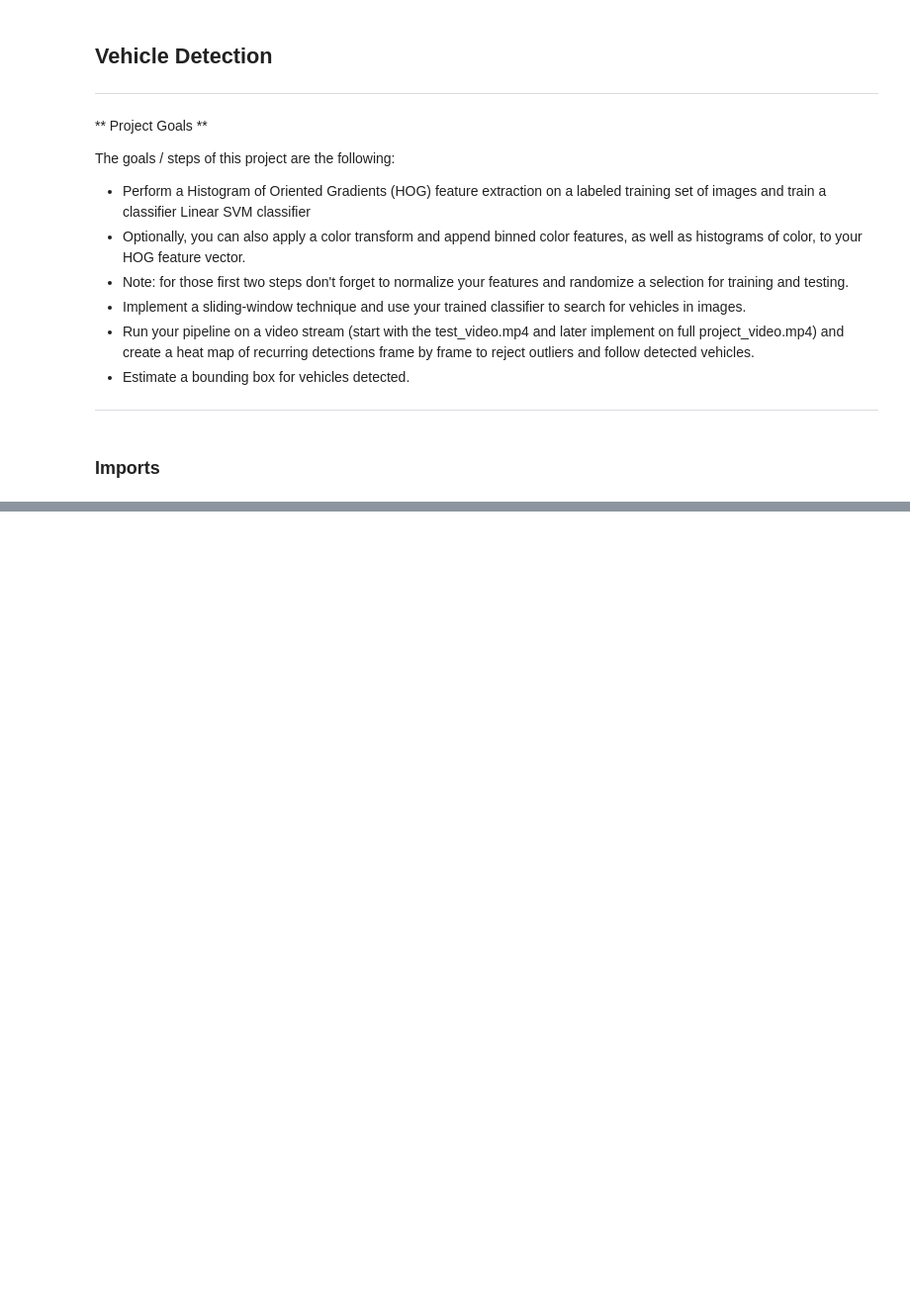
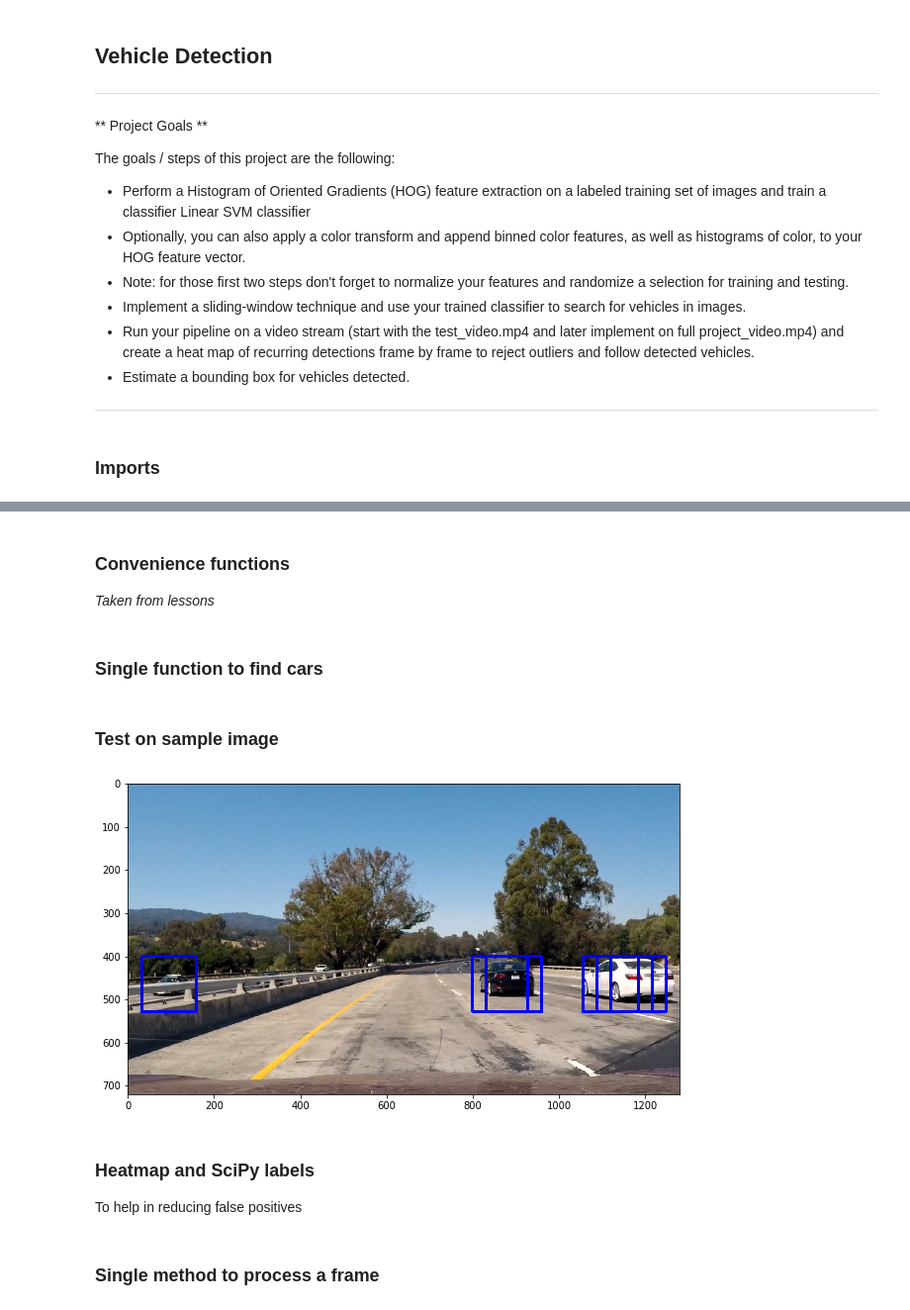
Before and after one commit to psharm8/CarND-Vehicle-Detection, a Jupyter notebook: vehicle_detection.ipynb, the cells around one changed output, grey strips where cells are left out. Shown at 99% size. Cells and saved outputs as stored; diff of their text form; code cells hidden in the pictures; blank space fills up the shorter version.

```diff
--- a/vehicle_detection.ipynb
+++ b/vehicle_detection.ipynb
@@ -37,0 +230,9 @@ import time
+# %%
+# fit scalar on training data
+X_scaler = StandardScaler().fit(X)
+# Scale both training and test data
+X_train = X_scaler.transform(X_train_unscaled)
+X_test = X_scaler.transform(X_test_unscaled)
+
+# Save some more memory :D
+# del X, y, X_train_unscaled, X_test_unscaled
@@ -37,0 +258,27 @@ import time
+# %% [markdown]
+### Convenience functions
+*Taken from lessons*
+# %%
+def convert_color(img, conv='RGB2YCrCb'):
+    if conv == 'RGB2YCrCb':
+        return cv2.cvtColor(img, cv2.COLOR_RGB2YCrCb)
+    if conv == 'BGR2YCrCb':
+        return cv2.cvtColor(img, cv2.COLOR_BGR2YCrCb)
+    if conv == 'RGB2LUV':
+        return cv2.cvtColor(img, cv2.COLOR_RGB2LUV)
+
+def draw_boxes(img, bboxes, color=(0, 0, 255), thick=6):
+    # Make a copy of the image
+    imcopy = np.copy(img)
+    random_color = False
+    # Iterate through the bounding boxes
+    for bbox in bboxes:
+        if color == 'random' or random_color:
+            color = (np.random.randint(0,255), np.random.randint(0,255), np.random.randint(0,255))
+            random_color = True
+        # Draw a rectangle given bbox coordinates
+        cv2.rectangle(imcopy, bbox[0], bbox[1], color, thick)
+    # Return the image copy with boxes drawn
+    return imcopy
+# %% [markdown]
+### Single function to find cars
@@ -37,0 +353,21 @@ import time
+# %% [markdown]
+### Test on sample image
+# %%
+test_img = mpimg.imread('./test_images/test1.jpg')
+
+ystart = 400
+ystop = None
+scale = 2
+
+boxes = find_cars(test_img, ystart, ystop, scale, svc, X_scaler, orient, pix_per_cell, cell_per_block, spatial_size, hist_bins)
+
+car_boxes = draw_boxes(test_img, boxes)
+plt.figure(figsize=(10,10))
+plt.imshow(car_boxes)
+plt.show()
+# %% [output]
+[figure, added]
+# %% [markdown]
+### Heatmap and SciPy labels
+
+To help in reducing false positives
@@ -37,0 +407,2 @@ import time
+# %% [markdown]
+### Single method to process a frame
```
Also changed, not shown: parts of 31 cells of this notebook.
